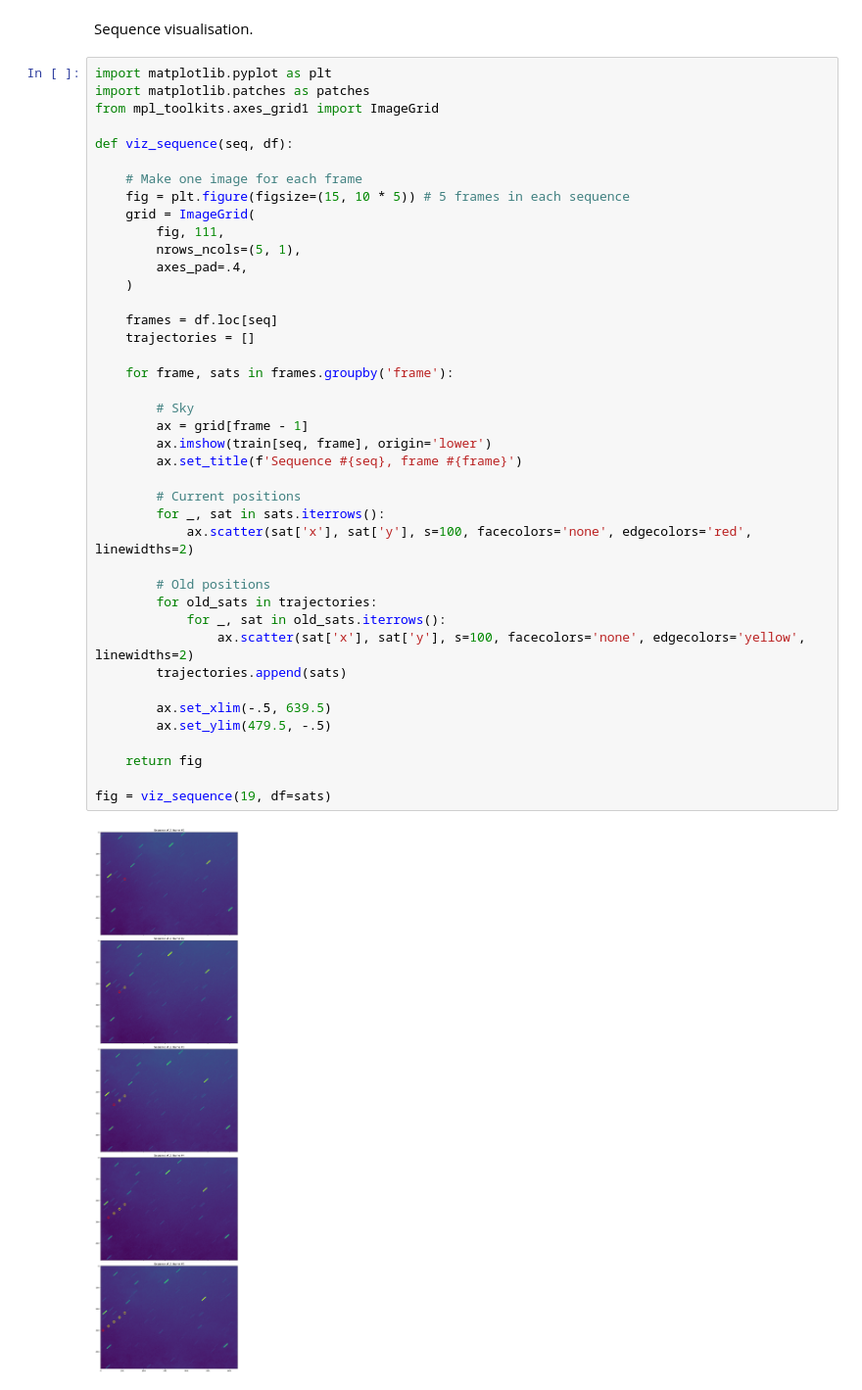
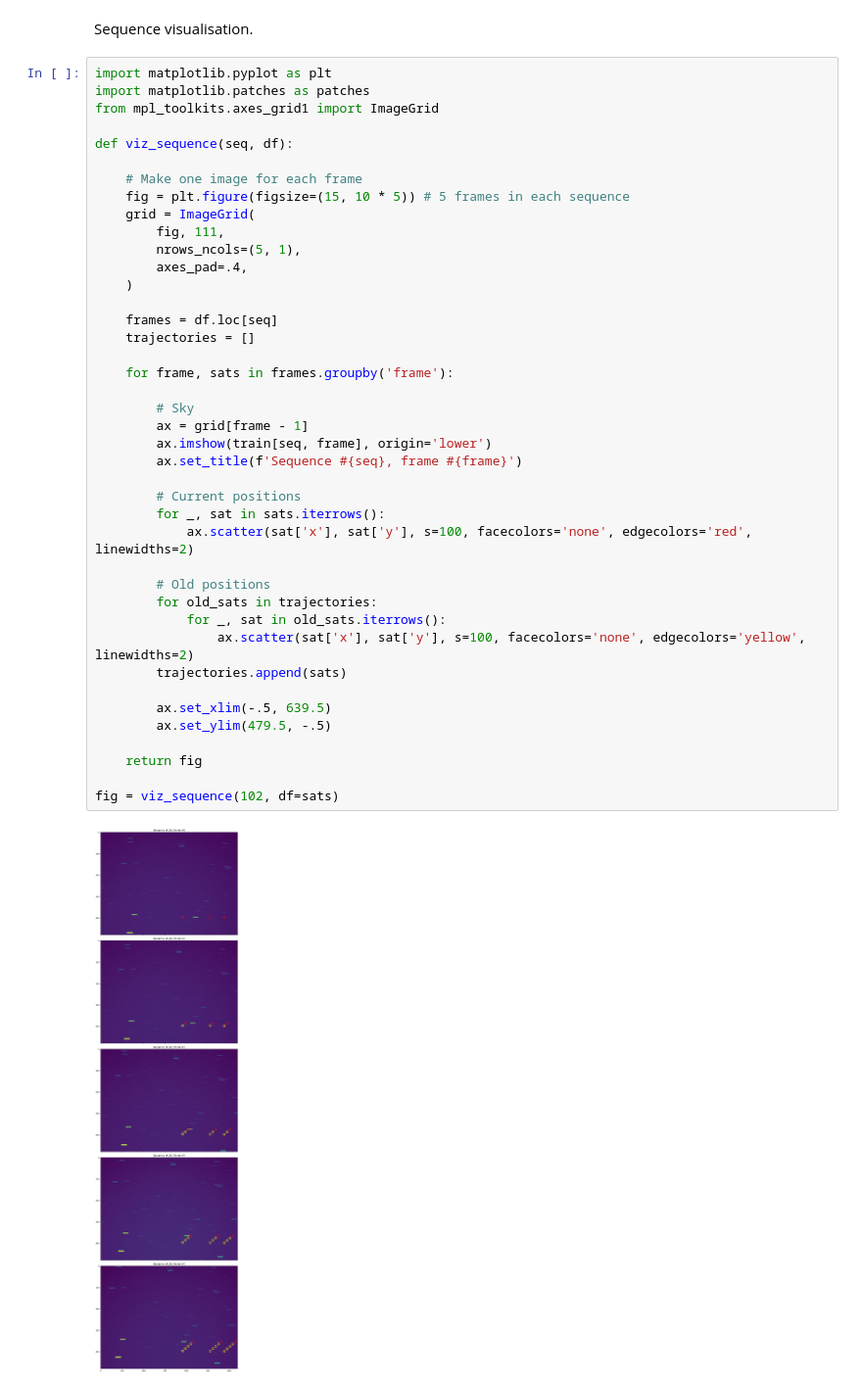
Before and after one commit to MaxHalford/spotgeo-challenge, a Jupyter notebook: Sequence visualisation.ipynb, the cells around one changed output. Shown at 98% size. Drawn from its saved outputs; the diff is of its cells as text.

```diff
--- a/Sequence visualisation.ipynb
+++ b/Sequence visualisation.ipynb
@@ -61,32 +61,32 @@ def viz_sequence(seq, df):
         nrows_ncols=(5, 1),
         axes_pad=.4,
     )
 
     frames = df.loc[seq]
     trajectories = []
 
     for frame, sats in frames.groupby('frame'):
 
         # Sky
         ax = grid[frame - 1]
         ax.imshow(train[seq, frame], origin='lower')
         ax.set_title(f'Sequence #{seq}, frame #{frame}')
 
         # Current positions
         for _, sat in sats.iterrows():
             ax.scatter(sat['x'], sat['y'], s=100, facecolors='none', edgecolors='red', linewidths=2)
 
         # Old positions
         for old_sats in trajectories:
             for _, sat in old_sats.iterrows():
                 ax.scatter(sat['x'], sat['y'], s=100, facecolors='none', edgecolors='yellow', linewidths=2)
         trajectories.append(sats)
 
         ax.set_xlim(-.5, 639.5)
         ax.set_ylim(479.5, -.5)
 
     return fig
 
-fig = viz_sequence(19, df=sats)
+fig = viz_sequence(102, df=sats)
 # %% [output]
-[figure, old version]
+[figure, new version]
```
Also changed, not shown: 8 other files.
